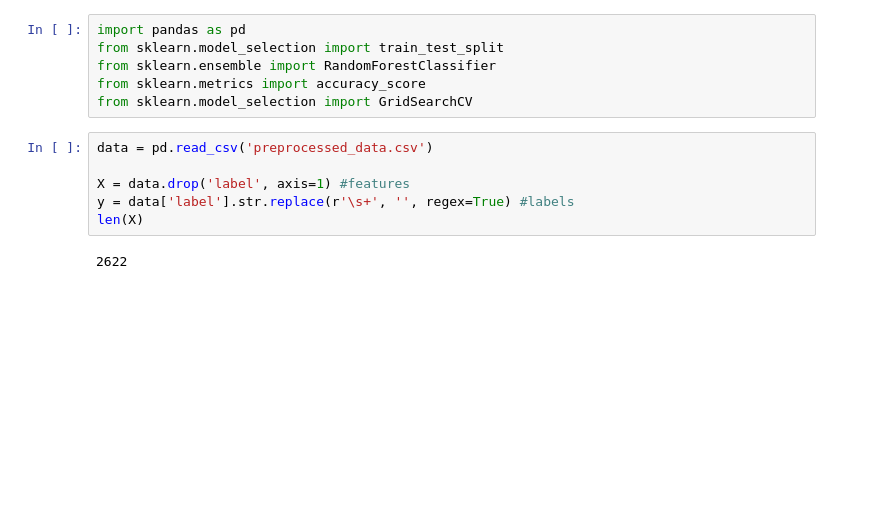
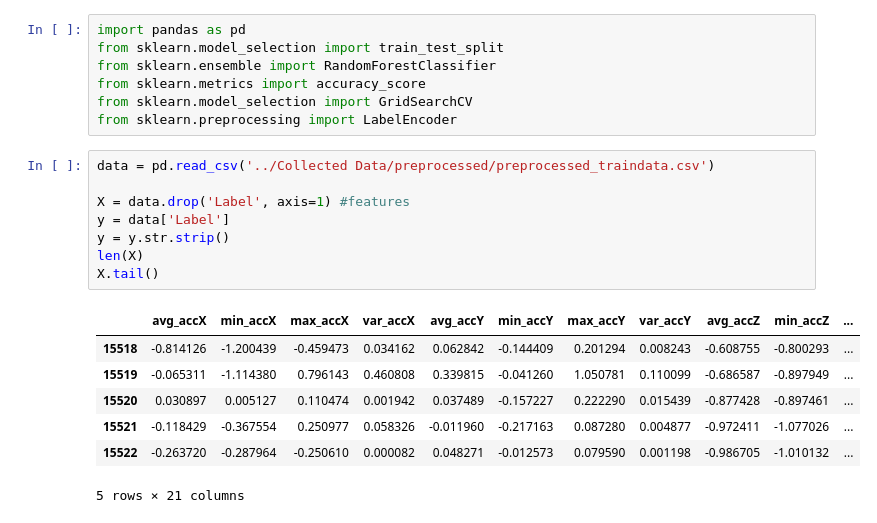
Before and after one commit to iiMox/project_work_stairs_lift_detection, a Jupyter notebook: python_notebooks/random_forest.ipynb, the cells around one changed output. Saved outputs shown, nothing was run; the diff lists cells and outputs as text; blank space fills up the shorter version.

```diff
--- a/python_notebooks/random_forest.ipynb
+++ b/python_notebooks/random_forest.ipynb
@@ -4,11 +4,20 @@ from sklearn.model_selection import train_test_split
 from sklearn.ensemble import RandomForestClassifier
 from sklearn.metrics import accuracy_score
 from sklearn.model_selection import GridSearchCV
+from sklearn.preprocessing import LabelEncoder
 # %%
-data = pd.read_csv('preprocessed_data.csv')
+data = pd.read_csv('../Collected Data/preprocessed/preprocessed_traindata.csv')
 
-X = data.drop('label', axis=1) #features
-y = data['label'].str.replace(r'\s+', '', regex=True) #labels
+X = data.drop('Label', axis=1) #features
+y = data['Label']
+y = y.str.strip()
 len(X)
+X.tail()
 # %% [output]
+|  | avg_accX | min_accX | max_accX | var_accX | avg_accY | min_accY | max_accY | var_accY | avg_accZ | min_accZ | ... |
+| 15518 | -0.814126 | -1.200439 | -0.459473 | 0.034162 | 0.062842 | -0.144409 | 0.201294 | 0.008243 | -0.608755 | -0.800293 | ... |
+| 15519 | -0.065311 | -1.114380 | 0.796143 | 0.460808 | 0.339815 | -0.041260 | 1.050781 | 0.110099 | -0.686587 | -0.897949 | ... |
+| 15520 | 0.030897 | 0.005127 | 0.110474 | 0.001942 | 0.037489 | -0.157227 | 0.222290 | 0.015439 | -0.877428 | -0.897461 | ... |
+| 15521 | -0.118429 | -0.367554 | 0.250977 | 0.058326 | -0.011960 | -0.217163 | 0.087280 | 0.004877 | -0.972411 | -1.077026 | ... |
+| 15522 | -0.263720 | -0.287964 | -0.250610 | 0.000082 | 0.048271 | -0.012573 | 0.079590 | 0.001198 | -0.986705 | -1.010132 | ... |
-2622
+5 rows × 21 columns
```
Also changed, not shown: parts of 10 cells of this notebook, 28 other files.
